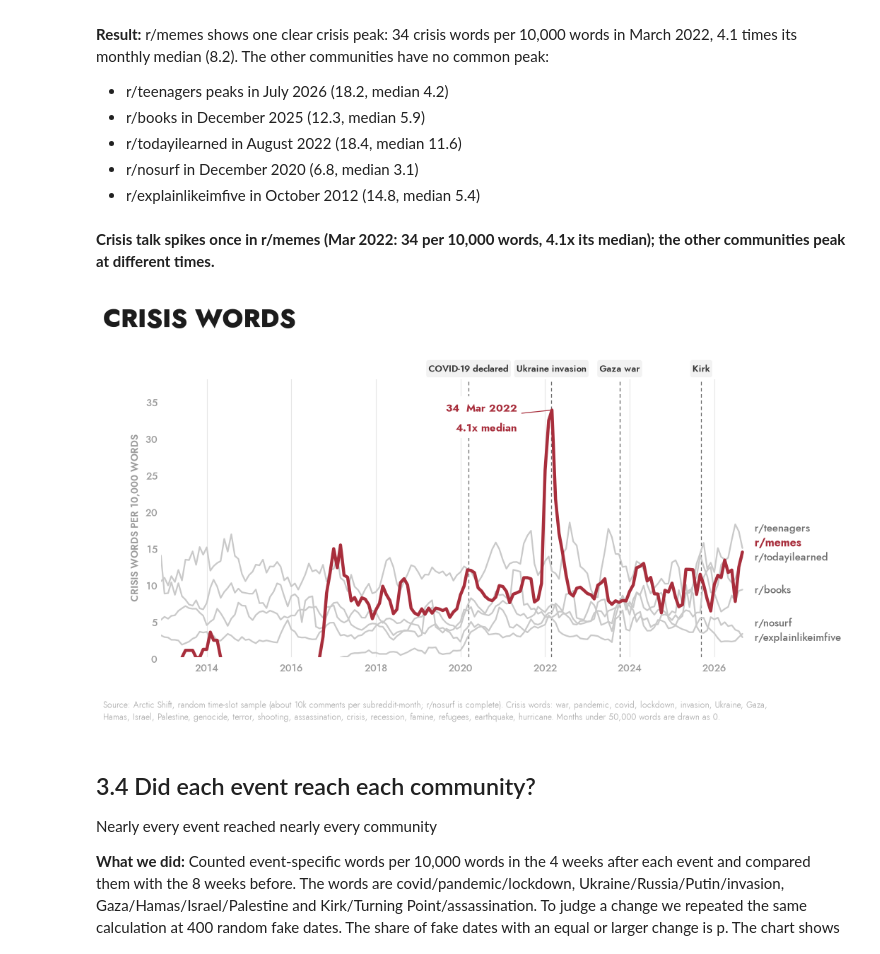
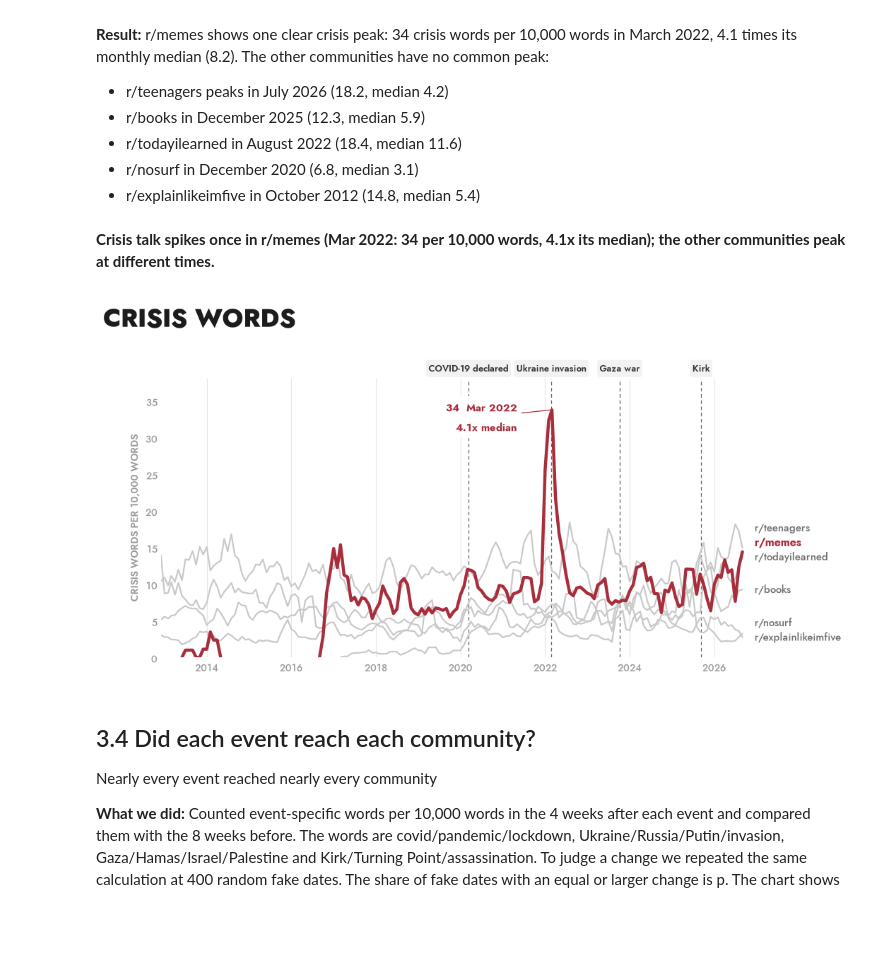
Before and after one commit to DanyloBeha/css-brainrot, a Jupyter notebook: exploratory-data-analysis/eda.ipynb, the cells around one changed output. Cells and saved outputs as stored; diff of their text form; code cells hidden in the pictures; blank space fills up the shorter version.

```diff
--- a/exploratory-data-analysis/eda.ipynb
+++ b/exploratory-data-analysis/eda.ipynb
@@ -1574,13 +1487,6 @@ Crisis talk spikes in r/memes
 - r/nosurf in December 2020 (6.8, median 3.1)
 - r/explainlikeimfive in October 2012 (14.8, median 5.4)
 # %%
-CRISIS_NOTE = ("Crisis words: war, pandemic, covid, lockdown, invasion, Ukraine, Gaza, Hamas, Israel, Palestine, genocide, terror, shooting, "
-               "assassination, crisis, recession, famine, refugees, earthquake, hurricane.")
-
-
-SAMPLE = "Source: Arctic Shift, random time-slot sample (about 10k comments per subreddit-month; r/nosurf is complete)."
-
-
 CHIPS = [(v, EV_SHORT[k]) for k, v in EVENTS.items()]
 
 
@@ -1624,35 +1530,34 @@ def c20():
         ax = fig.add_axes(_axbox(fig, 0.95, 1.0, 1.75, top + 0.45))
         for s in ORDER:
             if s != "memes":
                 ax.plot(sm[s].index, sm[s], color="#c9c9c9", lw=1.6, zorder=3, solid_capstyle="round")
         ax.plot(sm["memes"].index, sm["memes"], color=H4_SUB["memes"], lw=3.2, zorder=6, solid_capstyle="round")
         placed = []  # dodge end labels
         for v, s in sorted((sm[s].iloc[-1], s) for s in ORDER):
             placed.append((max(v, placed[-1][0] + 0.052 * ymax) if placed else v, s))
         for y, s in placed:
             hi = s == "memes"
             ax.text(1.012, y, f"r/{s}", transform=ax.get_yaxis_transform(), fontsize=11.5 if hi else 10.5, fontweight=700 if hi else 500,
                     color=h4_text_color(H4_SUB[s]) if hi else H4_MUTED, va="center", ha="left")
         ax.annotate(f"{pv:.0f}  {pk:%b %Y}\n{pv / raw['memes'].median():.1f}x median", xy=(pk, pv), xytext=(pk - pd.Timedelta(days=300), pv - 1),
                     ha="right", va="center", fontsize=10.5, fontweight=700, color=H4_SUB["memes"], linespacing=1.3,
                     bbox=dict(boxstyle="square,pad=0.15", fc="white", ec="none"), zorder=8,
                     arrowprops=dict(arrowstyle="-", color=H4_SUB["memes"], lw=0.9, shrinkA=3, shrinkB=2))
         h4_chips(ax, CHIPS, ypos=1.0)
         _year_axis(ax, 2)
         ax.set_xlim(pd.Timestamp("2012-12-01"), pd.Timestamp("2026-10-15"))
         ax.set_ylim(0, ymax)
         ax.set_yticks(range(0, 36, 5))
         ax.set_ylabel("CRISIS WORDS PER 10,000 WORDS")
-        h4_foot(fig, f"{SAMPLE} {CRISIS_NOTE} Months under 50,000 words are drawn as 0.")
         return h4_done(fig, finding)
 
 
 fig = c20()
 display(Markdown(f"**{fig.h4_finding}**"))
 plt.show()
 # %% [output]
 **Crisis talk spikes once in r/memes (Mar 2022: 34 per 10,000 words, 4.1x its median); the other communities peak at different times.**
-[figure, old version]
+[figure, new version]
 # %% [markdown]
 ## 3.4 Did each event reach each community?
 
```
Also changed, not shown: parts of 12 cells of this notebook.
